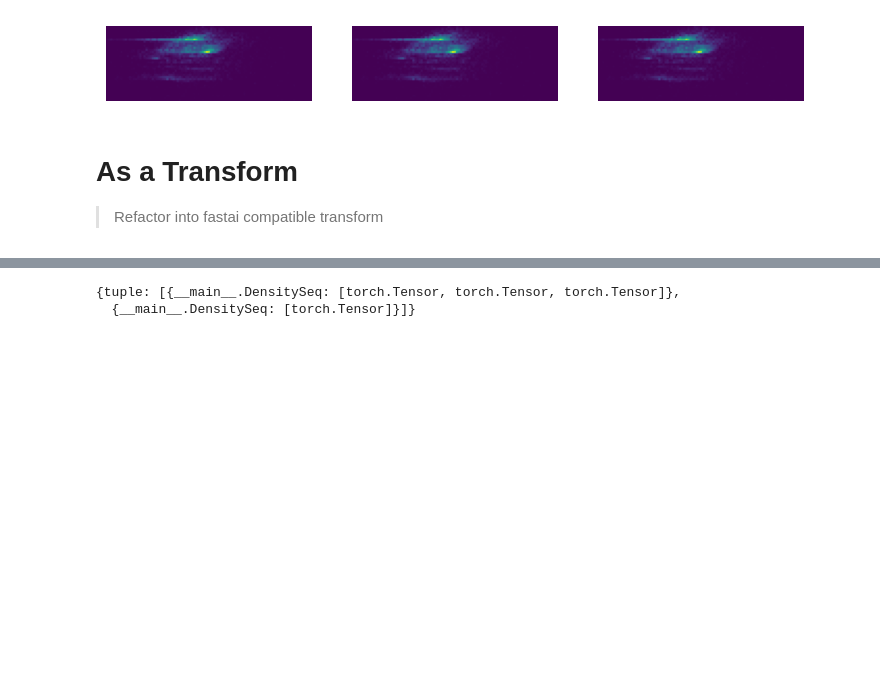
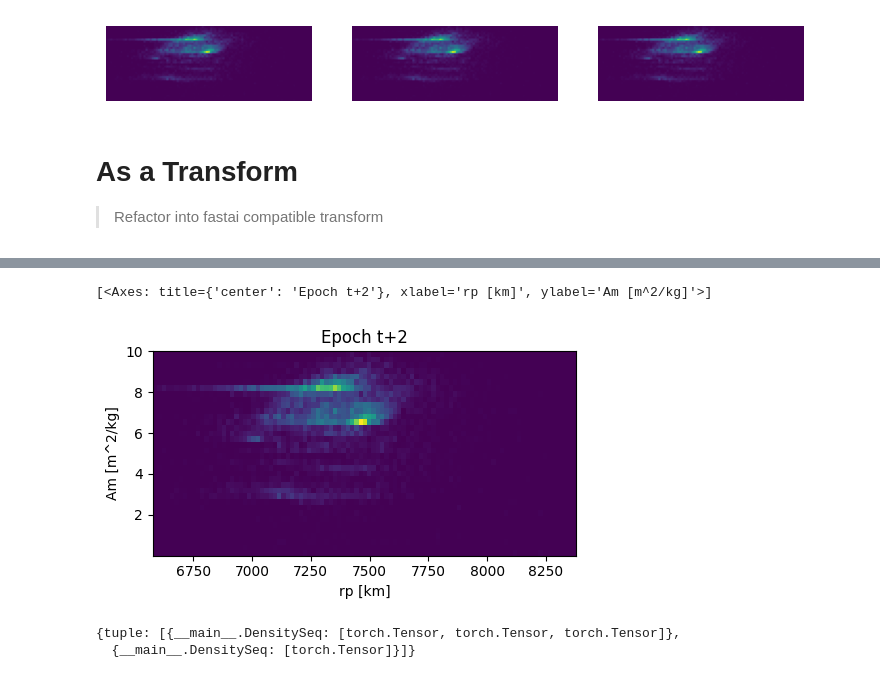
Before and after one commit to ARCLab-MIT/mocat-ml, a Jupyter notebook: nbs_lib/data.ipynb, the cells around one changed output, grey strips where cells are left out. Saved outputs shown, nothing was run; the diff lists cells and outputs as text; code cells hidden in the pictures; blank space fills up the shorter version.

```diff
--- a/nbs_lib/data.ipynb
+++ b/nbs_lib/data.ipynb
@@ -199,3 +212,9 @@ DensitySeq.create(y).show(figsize=(5,3), start_epoch=3, x_disc=RP_DISC, y_disc=A
+# %%
+# Try only some indices
+DensitySeq.create(x).show(figsize=(5,3), x_disc=RP_DISC, y_disc=AM_DISC, idxs=[2])
+# %% [output]
+[<Axes: title={'center': 'Epoch t+2'}, xlabel='rp [km]', ylabel='Am [m^2/kg]'>]
+[figure, added]
 # %%
 #|export
 class DensityTupleTransform(Transform):
```
Also changed, not shown: parts of 2 cells of this notebook, 8 other files.
